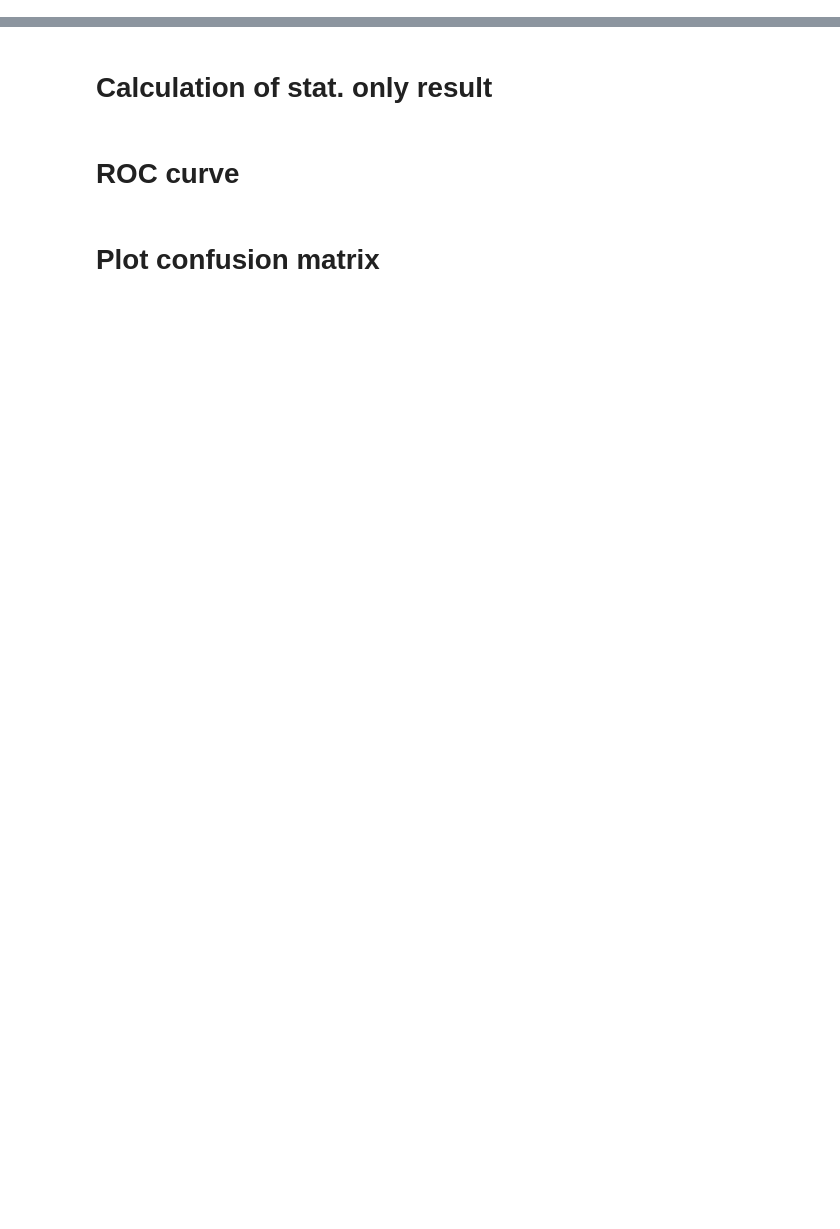
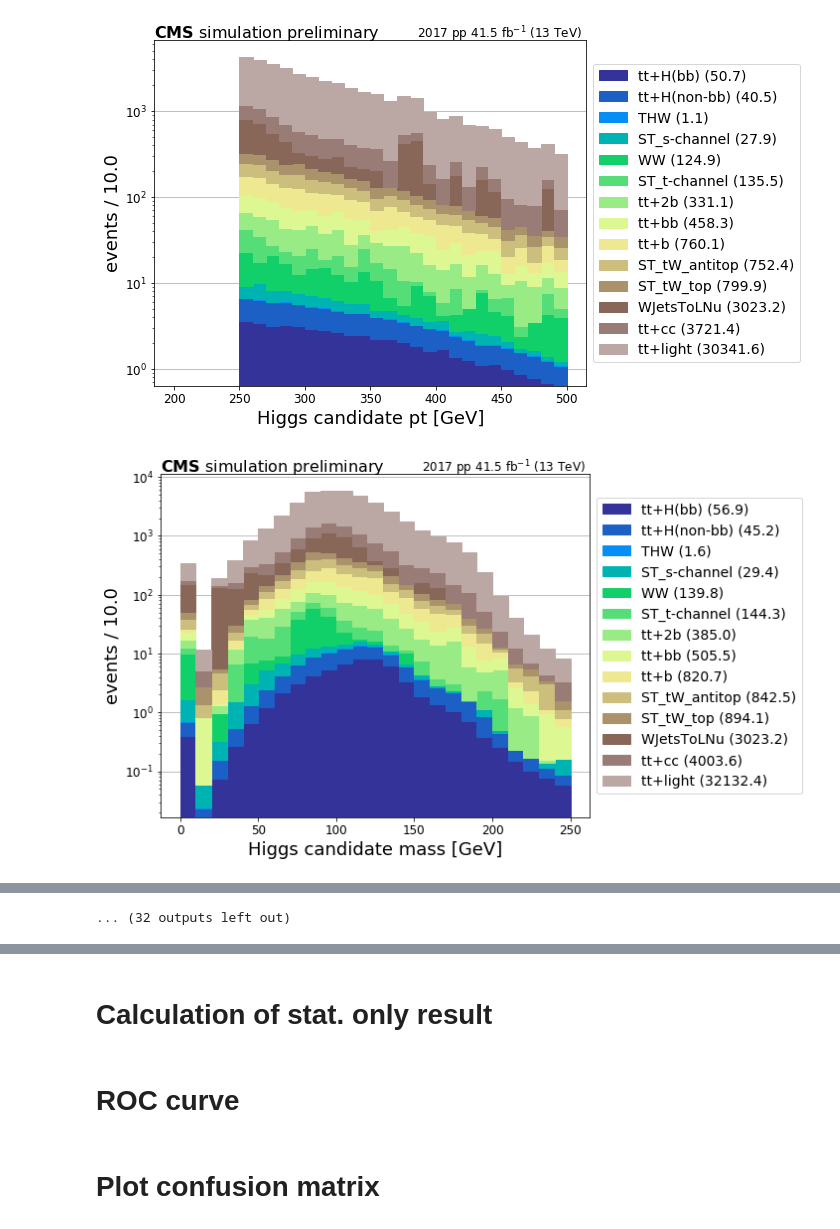
Before and after one commit to druini/hepaccelerate, a Jupyter notebook: EvaluateResults.ipynb, the cells around one changed output, grey strips where cells are left out. Saved outputs shown, nothing was run; the diff lists cells and outputs as text; code cells hidden in the pictures; blank space fills up the shorter version.

```diff
--- a/EvaluateResults.ipynb
+++ b/EvaluateResults.ipynb
@@ -168,7 +209,7 @@ for p in processes:
         name = process_names[p] #'unsplit'
     else:
         name = p
-    counts = mc["hist_" + name + "_" + cat + "_" + var]["contents"]
+    counts = mc['DAK8']["hist_" + name + "_" + cat + "_" + var]["contents"]
     integral.append( sum(counts) )
 
 for i in np.argsort(integral):
@@ -181,18 +222,25 @@ colmap = iter(plt.cm.terrain(np.linspace(0,1,len(var_names)+5)))
 colors = {}
 for p in processes:
     colors[p] = next(colmap)
+
+colmap = iter(plt.cm.tab10.colors)
+for c in cats:
+    colors[c] = next(colmap)
+
+colors['DAK8'] = 'blue'
+colors['DDBvL'] = 'red'
 # %%
-def plot_mc(var, data, name, bottom, process):
+def plot_mc(var, data, name, bottom, fill, process):
 
-    bins = data[var]["edges"][:-1]
-    counts = data[var]["contents"]
-    yerr = data[var]["contents_w2"]
+    bins = np.array(data[var]["edges"][:-1])
+    counts = np.array(data[var]["contents"])
+    yerr = np.array(data[var]["contents_w2"])
 
     integral = sum(counts)
     width = bins[1] - bins[0]
 
-    hist = plt.bar(bins, counts, width=width, bottom=bottom, align="edge", label=name + " ({0})".format(round(integral, 1)), color=colors[process], edgecolor=colors[process], zorder = 1000)
-    #hist = plt.bar(bins, counts, yerr=yerr, width=width, align="center", label=dataset + " ({0})".format(round(integral, 2)))
+    hist = plt.bar(bins, counts, width=width, bottom=bottom, align="edge", label=name + " ({0})".format(round(integral, 1)), color=colors[process], fill=fill, edgecolor=colors[process], zorder = 1000)
+#    hist = plt.step(bins, counts/integral, where="pre", label=name + " ({0})".format(round(integral, 1)), color=colors[process], zorder = 1000)
 
     if process == "ttHTobb" and ("DNN" in var):
         bins = data[var]["edges"][1:]
@@ -218,7 +266,7 @@ def plot_data(var, data):
 
     return plt.plot, counts
 # %%
-def plot_histogram(var, processes, mc, data, cat):
+def plot_histogram(var, processes, mc, data, cat, fill_mc=True):
     #matplotlib.rc('font',**{'family':'sans-serif','sans-serif':['Helvetica']})
     matplotlib.rc('text', usetex=False)
 
@@ -236,7 +284,7 @@ def plot_histogram(var, processes, mc, data, cat):
             name = process_names[p] #'unsplit'
         else:
             name = p
-        _, counts, bins = plot_mc("hist_" + name + "_" + cat + "_" + var, mc, process_names[p], bottom, p)
+        _, counts, bins = plot_mc("hist_" + name + "_" + cat + "_" + var, mc, process_names[p], bottom, fill_mc, p)
         if processes.index(p) == 0:
             bottom = [0.0 for c in counts]
         bottom = [sum(x) for x in zip(bottom, counts)]
@@ -283,7 +331,7 @@ def plot_histogram(var, processes, mc, data, cat):
         a2.set_ylim(0.75, 1.25)
         ticks = a1.get_xticks()
         a2.set_xticks(ticks)
-    outdir = os.path.join('plots','1112',cat)
+    outdir = os.path.join('plots','1210','DAK8_mistag5',cat)
     if not os.path.exists(outdir):
         os.makedirs(outdir)
     for ext in ['.png','.pdf']:
@@ -292,10 +340,9 @@ def plot_histogram(var, processes, mc, data, cat):
         plt.savefig(os.path.join(outdir,var+'_semilogy'+ext), bbox_inches='tight')
     plt.show()
 # %%
-cats = ['boosted_HandW']
-for objlist in [['Wlep','H','Whad_resolved'], ['Wlep','H','Whad_boosted']]:
-    for obj in combinations(objlist,2):
-        cats.append('boosted_HandW_deltaRcut_{}_{}'.format(obj[0],obj[1]))
 for cat in cats:
     for var in var_names.keys():
-        plot_histogram(var, processes, mc, None, cat)
+        plot_histogram(var, processes, mc['DAK8'], None, cat)
+# %% [output]
+[figure, added]
+[figure, added]
@@ -302,3 +359,4 @@ for cat in cats:
+... (32 outputs left out)
 # %%
 def plot_2d(data):#        var, data, name, bottom, process):
 
```
Also changed, not shown: parts of 8 cells of this notebook, 7 other files.
